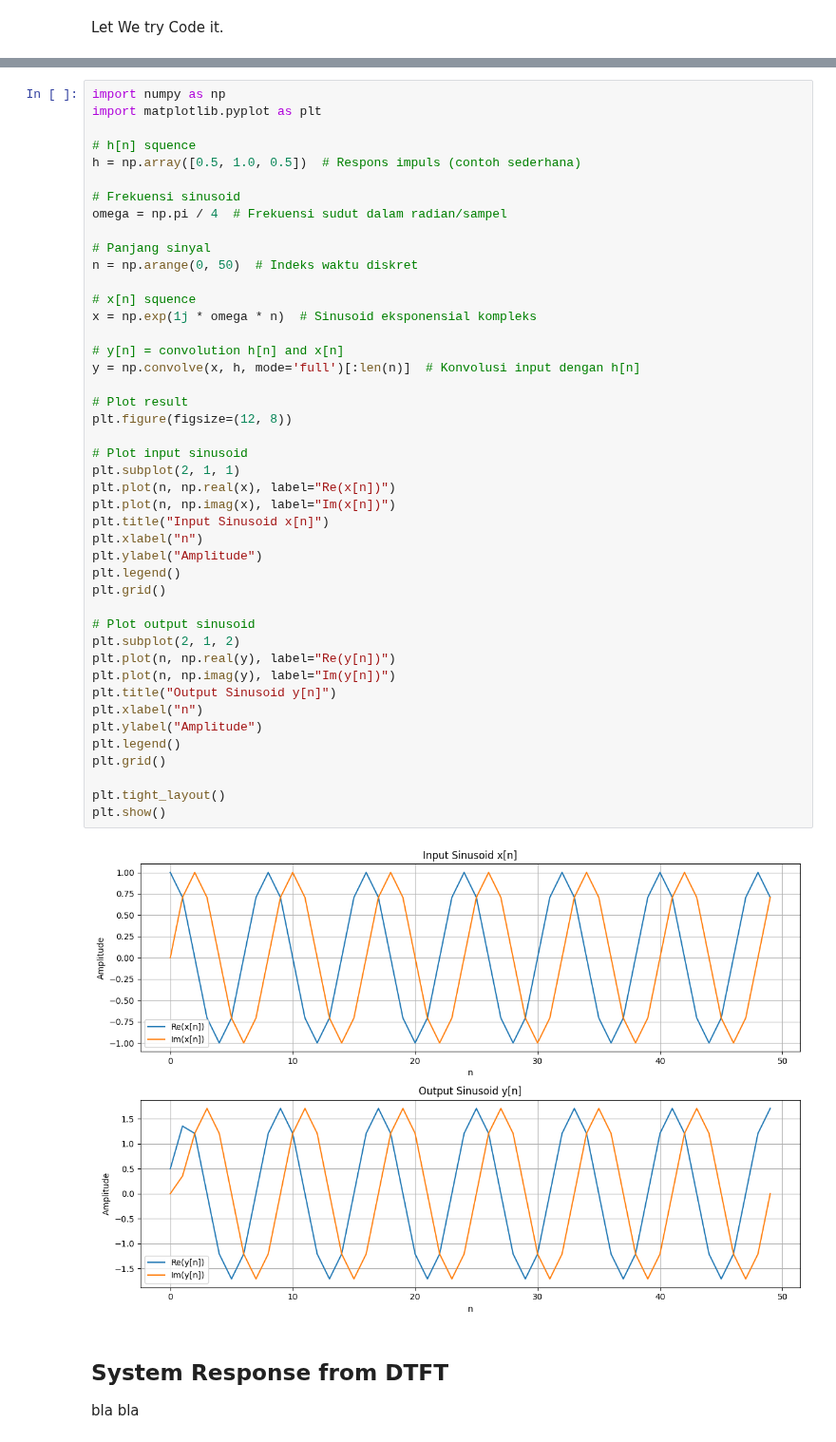
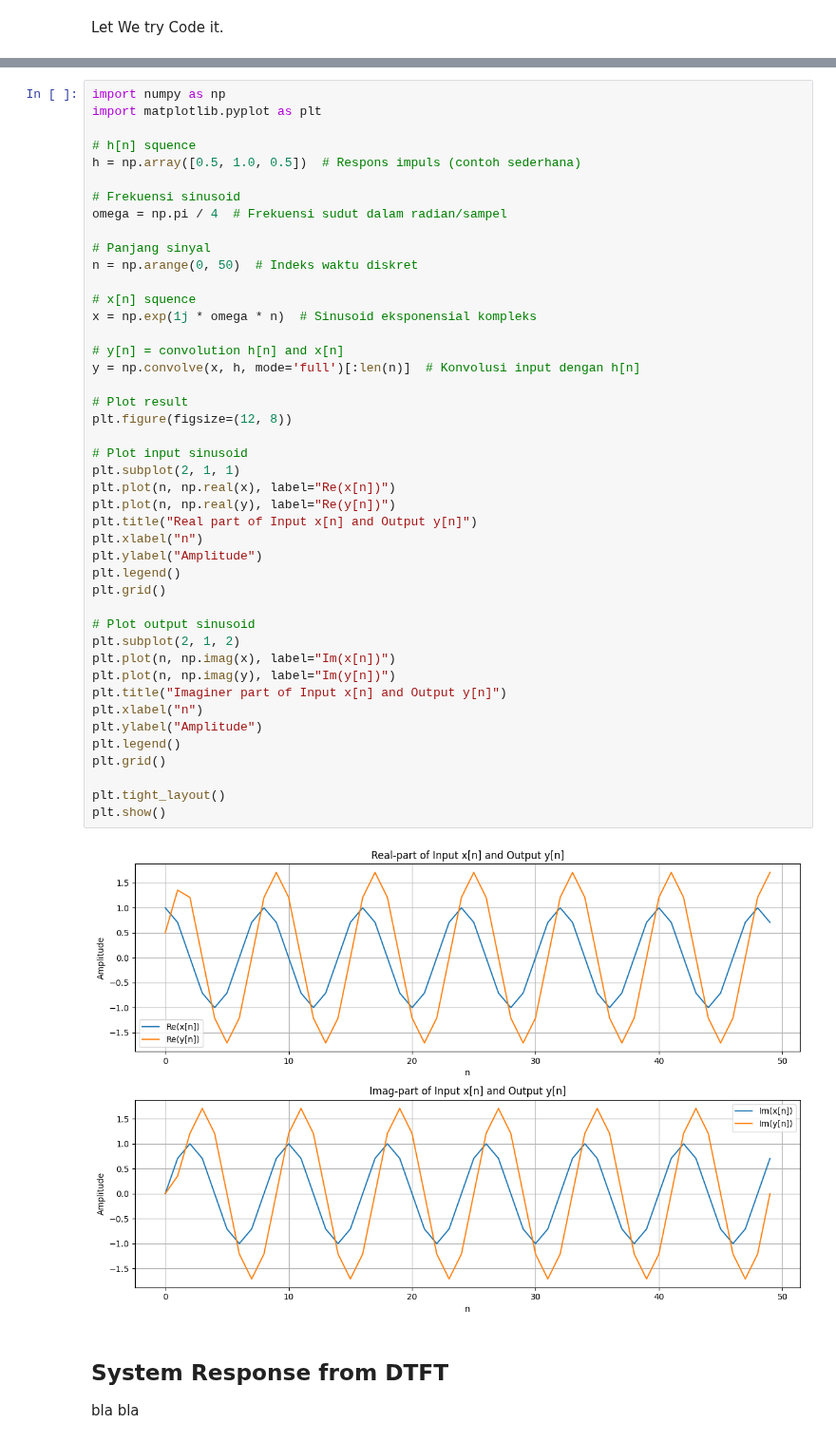
Before and after one commit to zharfanw/zhongshan_dsp_python, a Jupyter notebook: 10_Transform_DomainSystem.ipynb, the cells around one changed output, grey strips where cells are left out. Shown at 95% size. Drawn from its saved outputs; the diff is of its cells as text.

```diff
--- a/10_Transform_DomainSystem.ipynb
+++ b/10_Transform_DomainSystem.ipynb
@@ -69,38 +71,38 @@ omega = np.pi / 4  # Frekuensi sudut dalam radian/sampel
 n = np.arange(0, 50)  # Indeks waktu diskret
 
 # x[n] squence
 x = np.exp(1j * omega * n)  # Sinusoid eksponensial kompleks
 
 # y[n] = convolution h[n] and x[n]
 y = np.convolve(x, h, mode='full')[:len(n)]  # Konvolusi input dengan h[n]
 
 # Plot result
 plt.figure(figsize=(12, 8))
 
 # Plot input sinusoid
 plt.subplot(2, 1, 1)
 plt.plot(n, np.real(x), label="Re(x[n])")
-plt.plot(n, np.imag(x), label="Im(x[n])")
-plt.title("Input Sinusoid x[n]")
+plt.plot(n, np.real(y), label="Re(y[n])")
+plt.title("Real part of Input x[n] and Output y[n]")
 plt.xlabel("n")
 plt.ylabel("Amplitude")
 plt.legend()
 plt.grid()
 
 # Plot output sinusoid
 plt.subplot(2, 1, 2)
-plt.plot(n, np.real(y), label="Re(y[n])")
+plt.plot(n, np.imag(x), label="Im(x[n])")
 plt.plot(n, np.imag(y), label="Im(y[n])")
-plt.title("Output Sinusoid y[n]")
+plt.title("Imaginer part of Input x[n] and Output y[n]")
 plt.xlabel("n")
 plt.ylabel("Amplitude")
 plt.legend()
 plt.grid()
 
 plt.tight_layout()
 plt.show()
 # %% [output]
-[figure, old version]
+[figure, new version]
 # %% [markdown]
 ## System Response from DTFT
 bla bla
```
Also changed, not shown: parts of 1 cell of this notebook.
